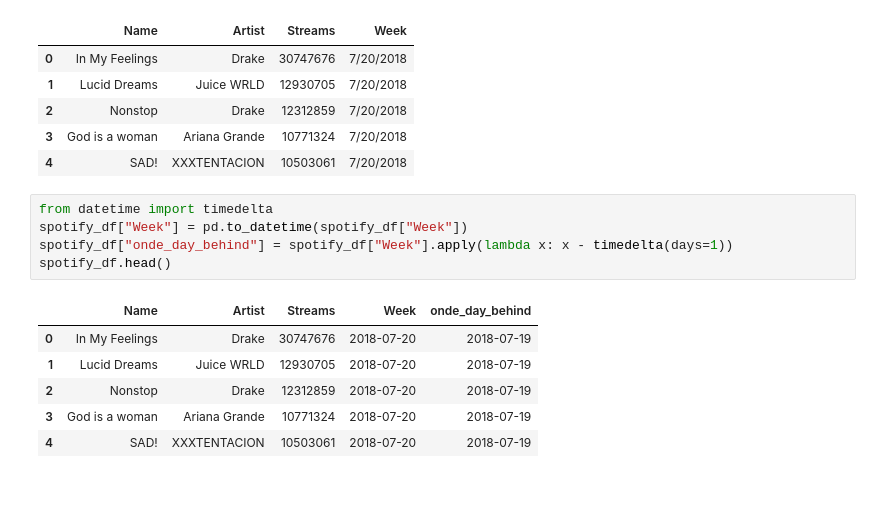
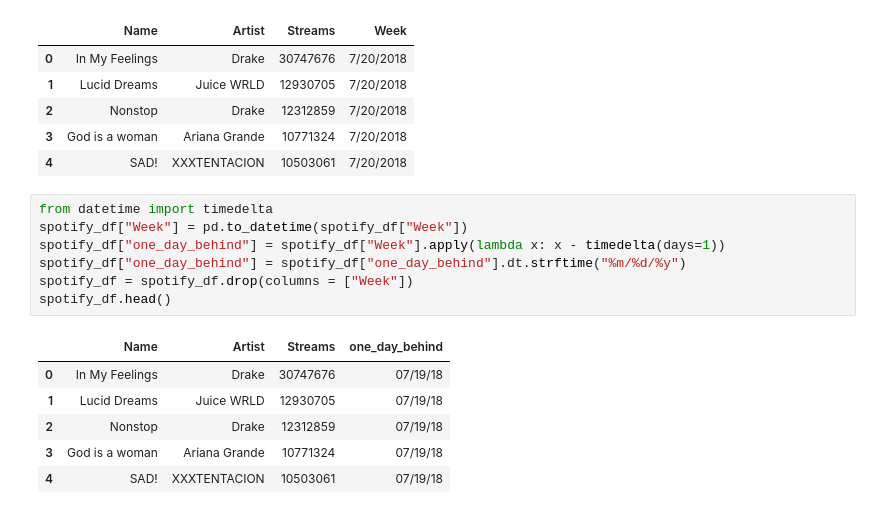
Before and after one commit to todd-tuchek/etl-project, a Jupyter notebook: Cleaning Spotify and Billboard CSVs.ipynb, the cells around one changed output. Cells and saved outputs as stored; diff of their text form.

```diff
--- a/Cleaning Spotify and Billboard CSVs.ipynb
+++ b/Cleaning Spotify and Billboard CSVs.ipynb
@@ -39,12 +39,14 @@ spotify_df.head()
 # %%
 from datetime import timedelta
 spotify_df["Week"] = pd.to_datetime(spotify_df["Week"])
-spotify_df["onde_day_behind"] = spotify_df["Week"].apply(lambda x: x - timedelta(days=1))
+spotify_df["one_day_behind"] = spotify_df["Week"].apply(lambda x: x - timedelta(days=1))
+spotify_df["one_day_behind"] = spotify_df["one_day_behind"].dt.strftime("%m/%d/%y")
+spotify_df = spotify_df.drop(columns = ["Week"])
 spotify_df.head()
 # %% [output]
-|  | Name | Artist | Streams | Week | onde_day_behind |
-| 0 | In My Feelings | Drake | 30747676 | 2018-07-20 | 2018-07-19 |
-| 1 | Lucid Dreams | Juice WRLD | 12930705 | 2018-07-20 | 2018-07-19 |
-| 2 | Nonstop | Drake | 12312859 | 2018-07-20 | 2018-07-19 |
-| 3 | God is a woman | Ariana Grande | 10771324 | 2018-07-20 | 2018-07-19 |
-| 4 | SAD! | XXXTENTACION | 10503061 | 2018-07-20 | 2018-07-19 |
+|  | Name | Artist | Streams | one_day_behind |
+| 0 | In My Feelings | Drake | 30747676 | 07/19/18 |
+| 1 | Lucid Dreams | Juice WRLD | 12930705 | 07/19/18 |
+| 2 | Nonstop | Drake | 12312859 | 07/19/18 |
+| 3 | God is a woman | Ariana Grande | 10771324 | 07/19/18 |
+| 4 | SAD! | XXXTENTACION | 10503061 | 07/19/18 |
```
Also changed, not shown: parts of 5 cells of this notebook, 3 other files.
